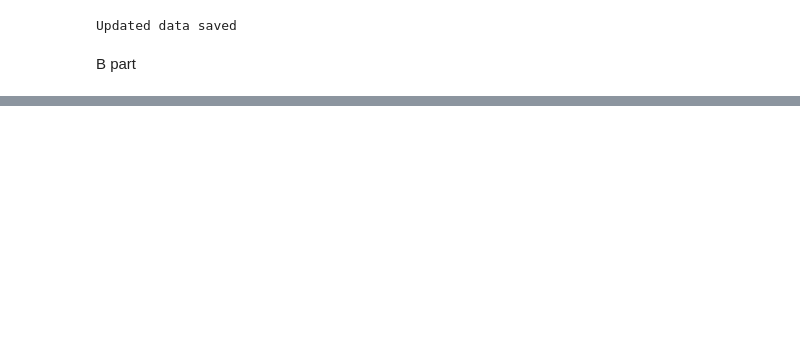
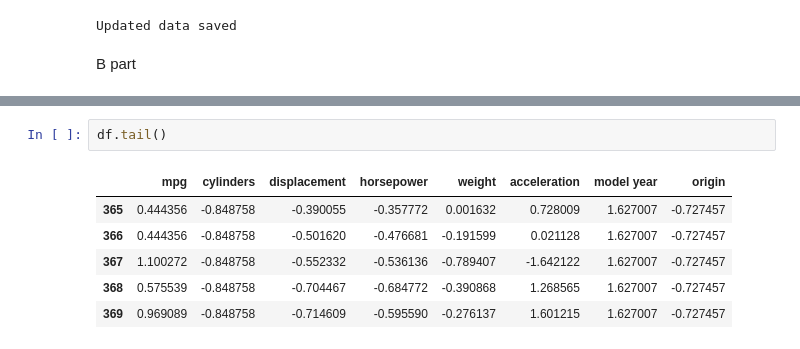
Before and after one commit to anushk4/CSE558-Assignments, a Jupyter notebook: q1.ipynb, the cells around one changed output, grey strips where cells are left out. Cells and saved outputs as stored; diff of their text form; blank space fills up the shorter version.

```diff
--- a/q1.ipynb
+++ b/q1.ipynb
@@ -179,0 +279,9 @@ B part
+# %%
+df.tail()
+# %% [output]
+|  | mpg | cylinders | displacement | horsepower | weight | acceleration | model year | origin |
+| 365 | 0.444356 | -0.848758 | -0.390055 | -0.357772 | 0.001632 | 0.728009 | 1.627007 | -0.727457 |
+| 366 | 0.444356 | -0.848758 | -0.501620 | -0.476681 | -0.191599 | 0.021128 | 1.627007 | -0.727457 |
+| 367 | 1.100272 | -0.848758 | -0.552332 | -0.536136 | -0.789407 | -1.642122 | 1.627007 | -0.727457 |
+| 368 | 0.575539 | -0.848758 | -0.704467 | -0.684772 | -0.390868 | 1.268565 | 1.627007 | -0.727457 |
+| 369 | 0.969089 | -0.848758 | -0.714609 | -0.595590 | -0.276137 | 1.601215 | 1.627007 | -0.727457 |
```
Also changed, not shown: parts of 18 cells of this notebook, 2 other files.
